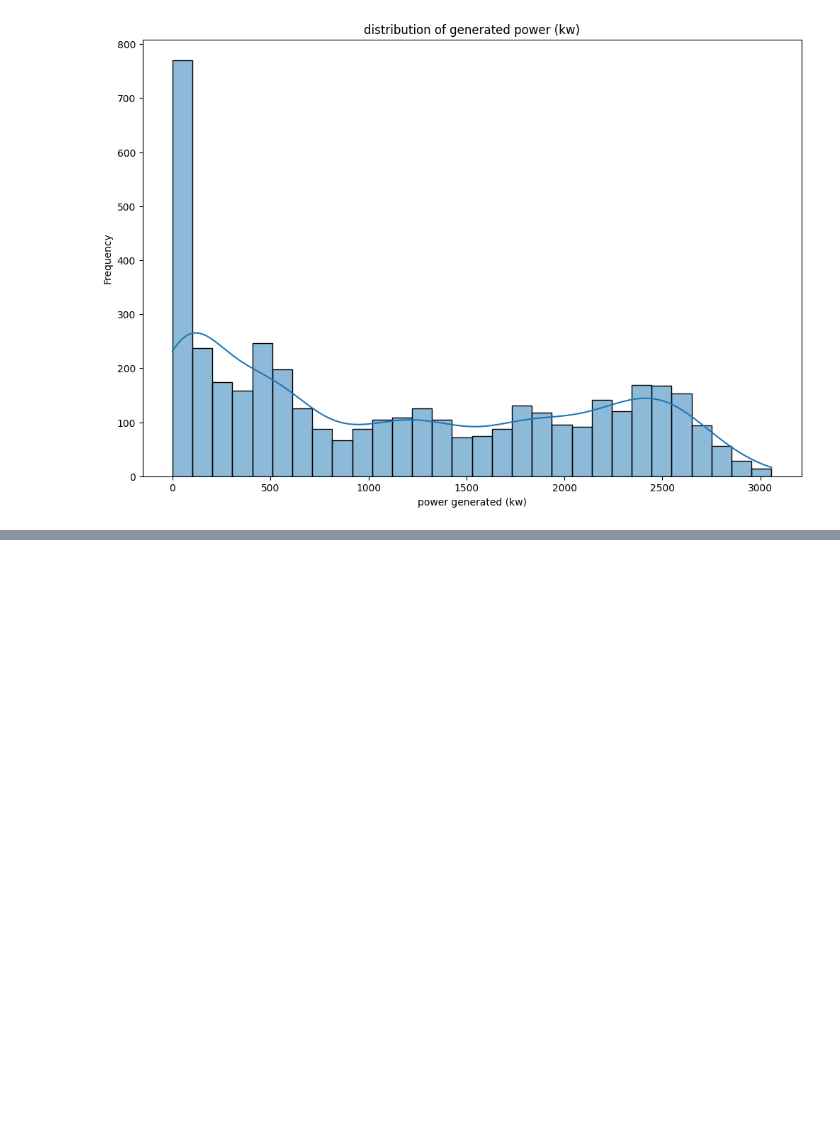
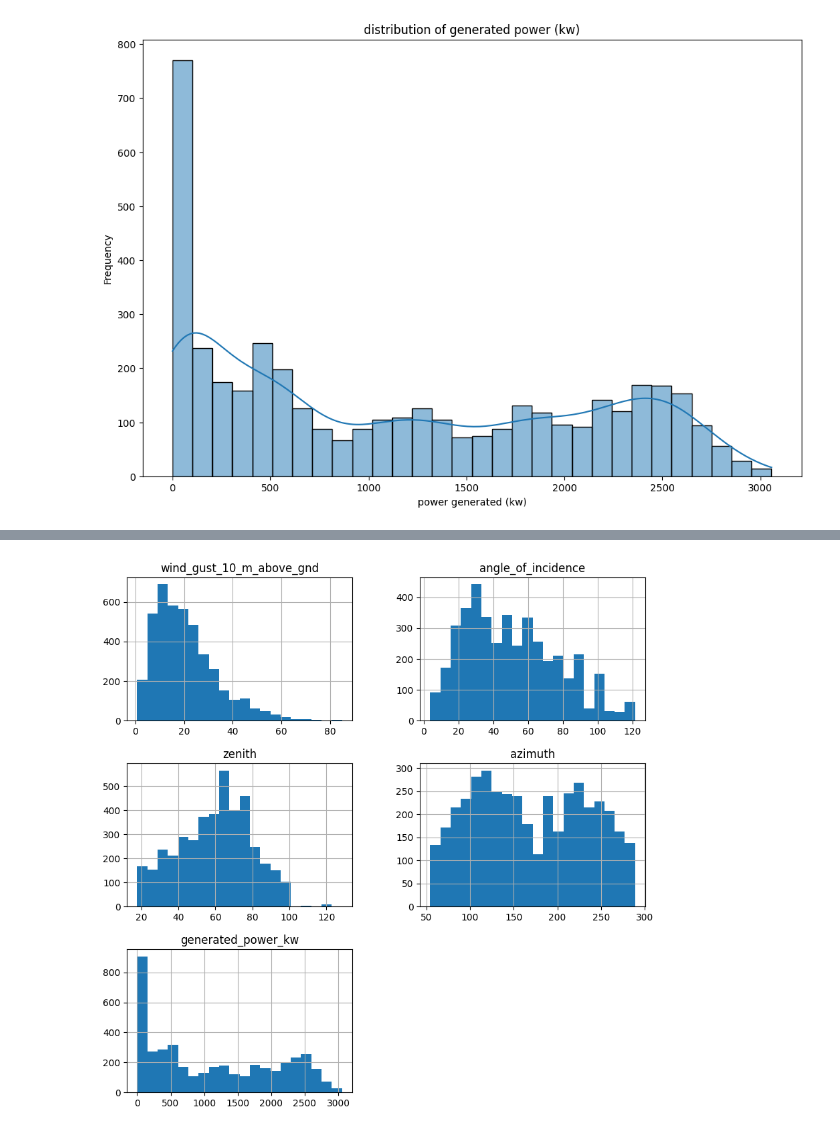
Before and after one commit to Thota980/week-1, a Jupyter notebook: solarpowerprediction.ipynb, the cells around one changed output, grey strips where cells are left out. Saved outputs shown, nothing was run; the diff lists cells and outputs as text; code cells hidden in the pictures; blank space fills up the shorter version.

```diff
--- a/solarpowerprediction.ipynb
+++ b/solarpowerprediction.ipynb
@@ -135,0 +149,5 @@ plt.show()
+# %%
+df[df.columns[16:21]].hist(bins=20,figsize=(10,10))
+plt.show()
+# %% [output]
+[figure, added]
```
Also changed, not shown: parts of 7 cells of this notebook.
